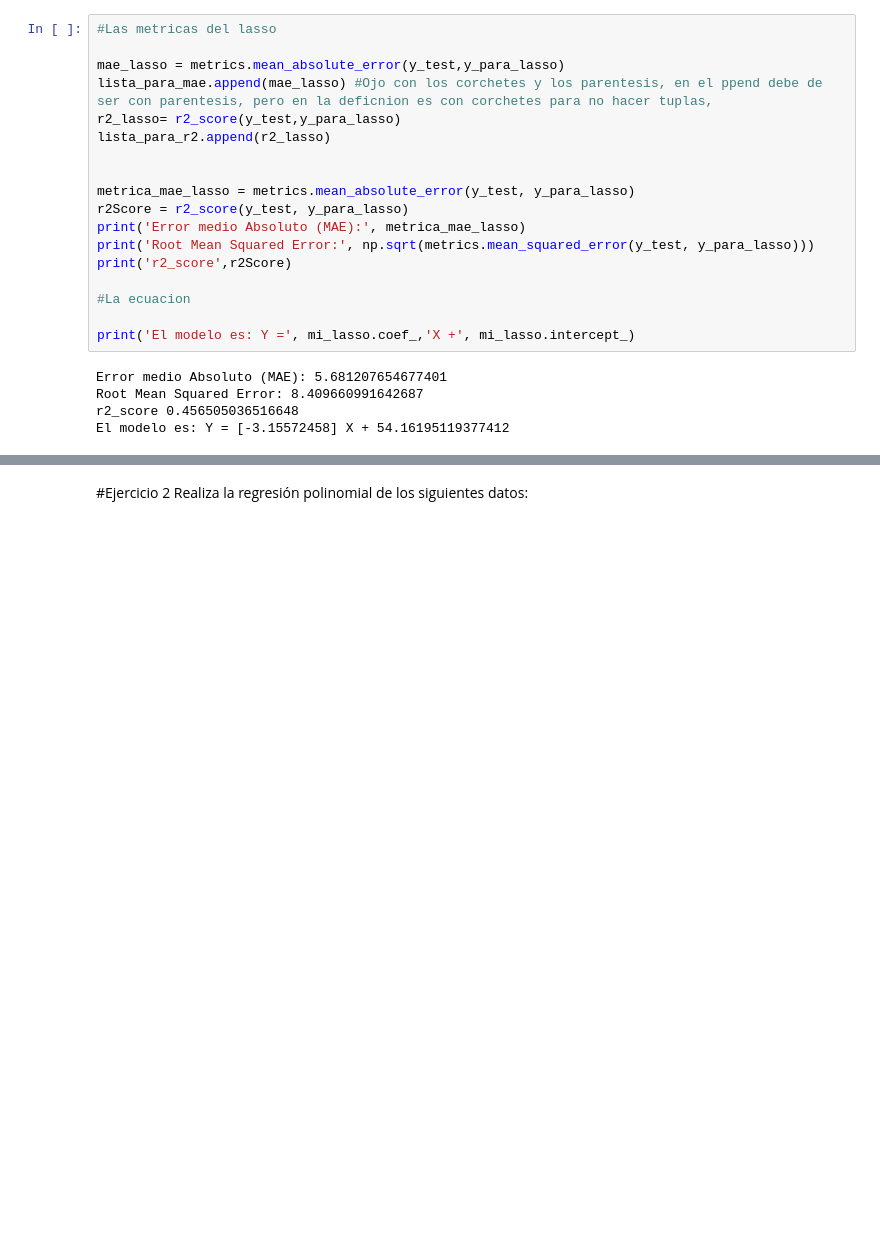
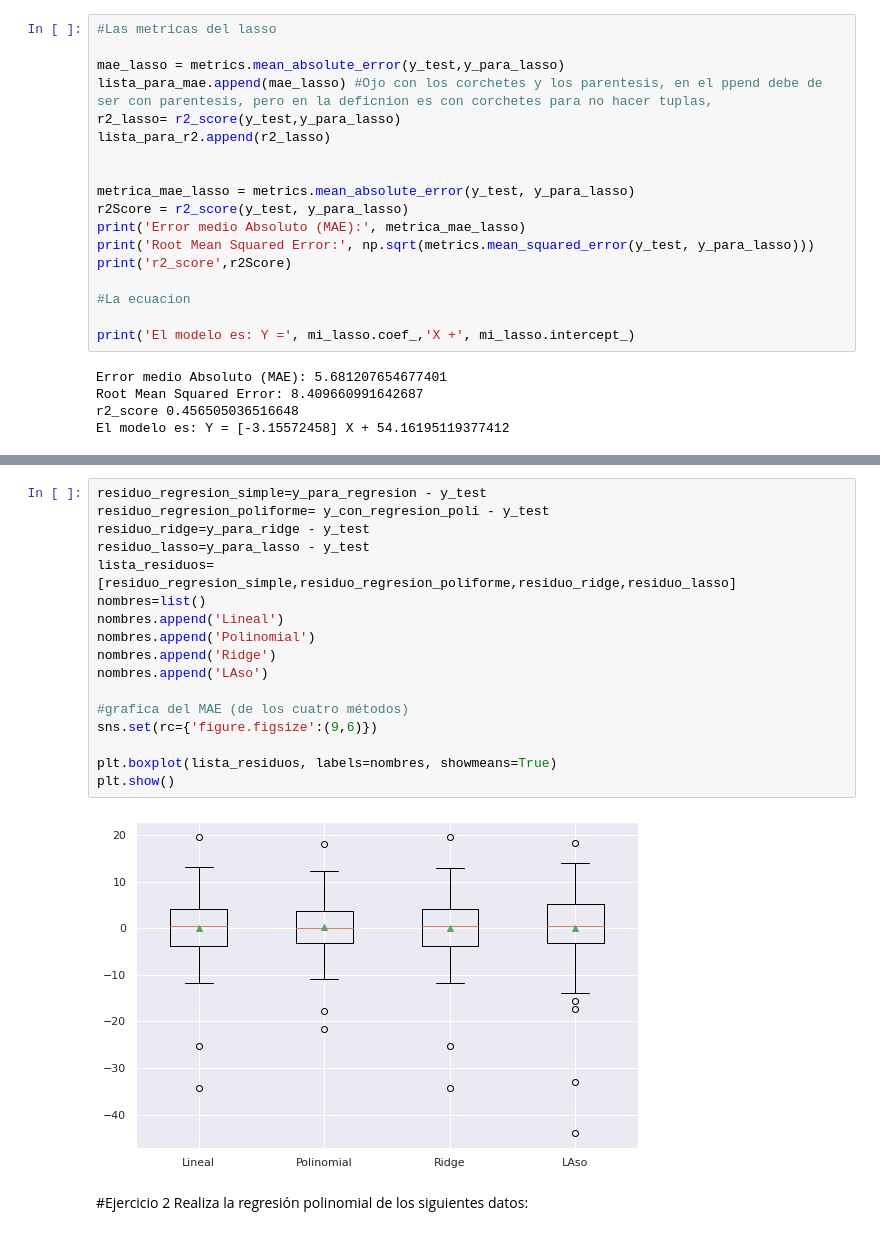
Before and after one commit to PosgradoMNA/Actividades_de_Aprendizaje_A01793670_BryanAlvaradoCruz, a Jupyter notebook: A01793670_Actividad_Semanal_7_Regresiones.ipynb, the cells around one changed output, grey strips where cells are left out. Saved outputs shown, nothing was run; the diff lists cells and outputs as text; blank space fills up the shorter version.

```diff
--- a/A01793670_Actividad_Semanal_7_Regresiones.ipynb
+++ b/A01793670_Actividad_Semanal_7_Regresiones.ipynb
@@ -552,3 +549,22 @@ NameError: ignored
+# %%
+residuo_regresion_simple=y_para_regresion - y_test
+residuo_regresion_poliforme= y_con_regresion_poli - y_test
+residuo_ridge=y_para_ridge - y_test
+residuo_lasso=y_para_lasso - y_test
+lista_residuos= [residuo_regresion_simple,residuo_regresion_poliforme,residuo_ridge,residuo_lasso]
+nombres=list()
+nombres.append('Lineal')
+nombres.append('Polinomial')
+nombres.append('Ridge')
+nombres.append('LAso')
+
+#grafica del MAE (de los cuatro métodos)
+sns.set(rc={'figure.figsize':(9,6)})
+
+plt.boxplot(lista_residuos, labels=nombres, showmeans=True)
+plt.show()
+# %% [output]
+[figure, added]
 # %% [markdown]
 #Ejercicio 2
 Realiza la regresión polinomial de los siguientes datos:
```
Also changed, not shown: parts of 29 cells of this notebook.
